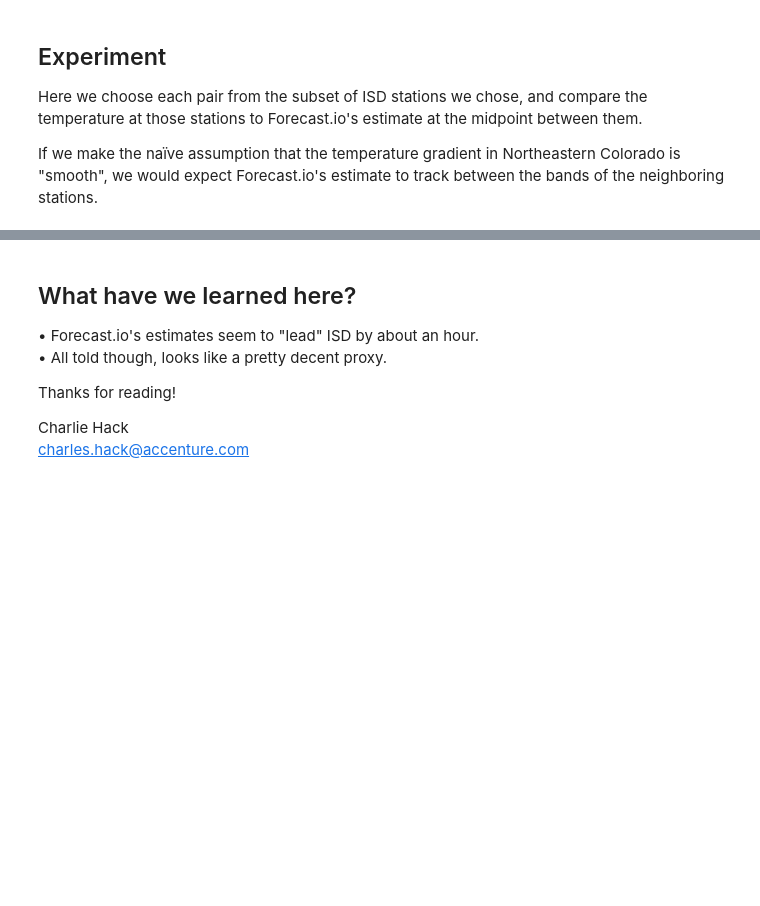
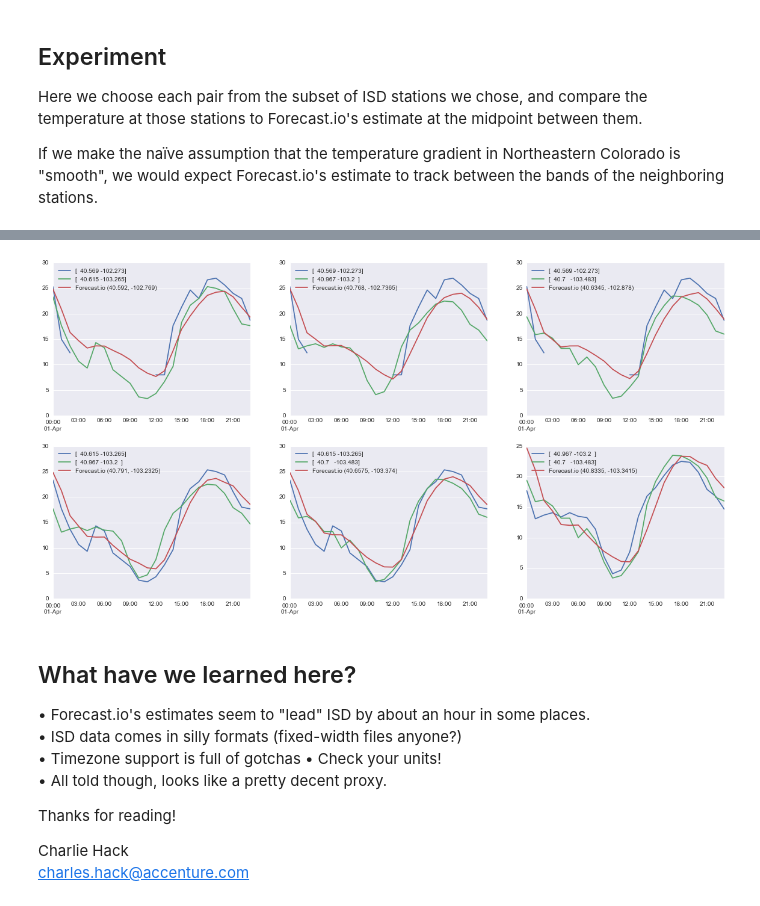
Before and after one commit to hack-c/weathergrab, a Jupyter notebook: Weather Data Demo.ipynb, the cells around one changed output, grey strips where cells are left out. Drawn from its saved outputs; the diff is of its cells as text; code cells hidden in the pictures; blank space fills up the shorter version.

```diff
--- a/Weather Data Demo.ipynb
+++ b/Weather Data Demo.ipynb
@@ -259,7 +267,15 @@ plot_temp("March 6, 2015")
+# %%
+# sometimes there's a bit of missing data
+plot_temp("April 1, 2015")
+# %% [output]
+[figure, added]
 # %% [markdown]
 What have we learned here?
 --------------------------
-• Forecast.io's estimates seem to "lead" ISD by about an hour.
+• Forecast.io's estimates seem to "lead" ISD by about an hour in some places.
+• ISD data comes in silly formats (fixed-width files anyone?)
+• Timezone support is full of gotchas
+• Check your units!
 • All told though, looks like a pretty decent proxy.
 
 Thanks for reading!
```
Also changed, not shown: parts of 10 cells of this notebook.
